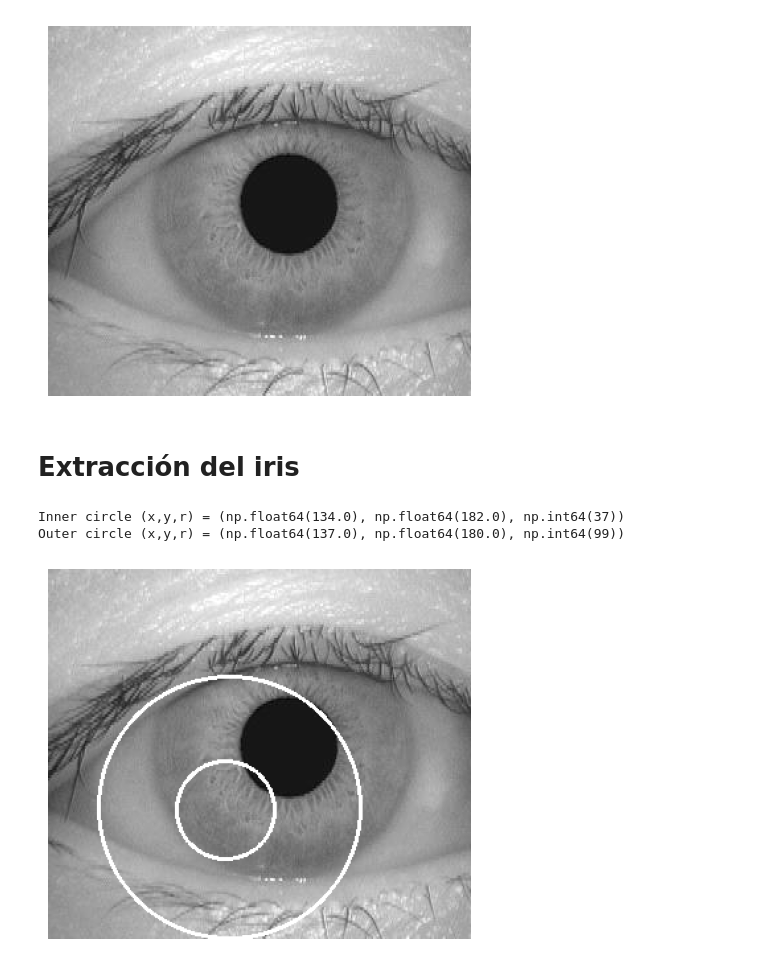
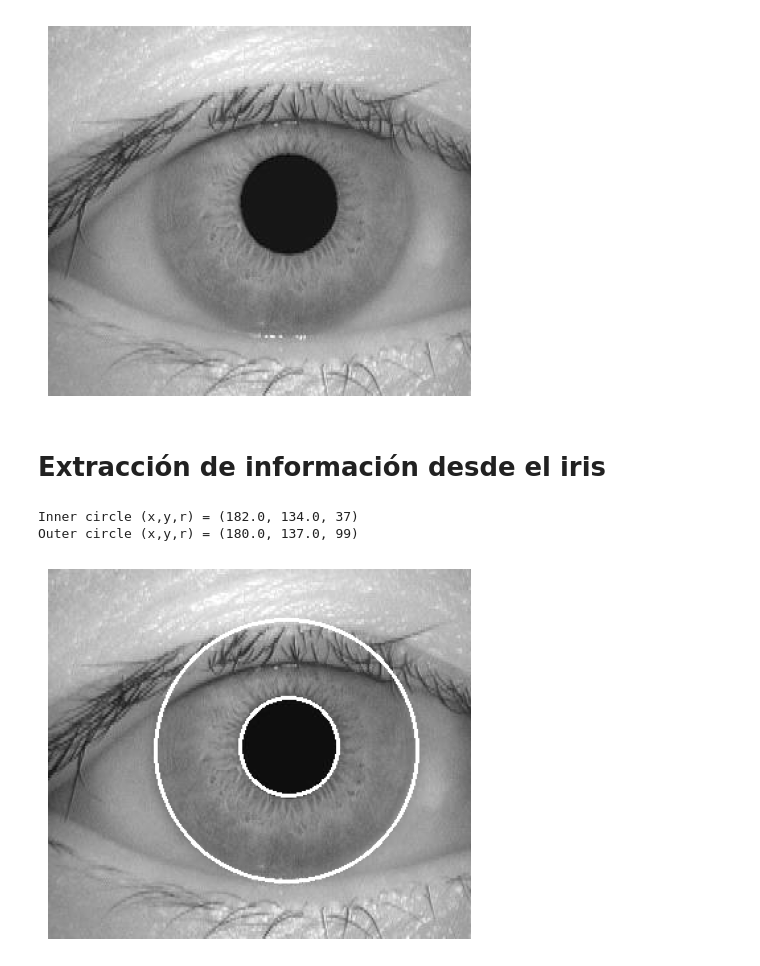
Before and after one commit to rorrocatalam/EL7007_Project, a Jupyter notebook: code/test.ipynb, the cells around one changed output. Drawn from its saved outputs; the diff is of its cells as text; code cells hidden in the pictures.

```diff
--- a/code/test.ipynb
+++ b/code/test.ipynb
@@ -12,9 +14,9 @@ db_path_interval = db_path + '/CASIA-Iris-Interval'
 db_path_lamp     = db_path + '/CASIA-Iris-Lamp'
 db_path_twins    = db_path + '/CASIA-Iris-Twins'
 # %%
-path_ex =  db_path_lamp + '/005/L/S2005L03.jpg'
-path_ex = '../CASIA-IrisV1/1/001_1_1.jpg'
-img1_ex = cv2.imread(path_ex, cv2.IMREAD_GRAYSCALE)
+path_ex_casiav1 = '../CASIA-IrisV1/1/001_1_1.jpg'
+path_ex_casiav3 =  db_path_lamp + '/005/L/S2005L03.jpg'
+img1_ex = cv2.imread(path_ex_casiav1, 0)
 
 plt.imshow(img1_ex, cmap='gray')
 plt.axis('off')
@@ -22,21 +24,21 @@ plt.show()
 # %% [output]
 [figure]
 # %% [markdown]
-# Extracción del iris
+# Extracción de información desde el iris
 # %%
 # python-iris-recognition/iris/python/fnc/boundary.py
-x_inn, y_inn, r_inn = searchInnerBound(img1_ex)
-x_out, y_out, r_out = searchOuterBound(img1_ex, x_inn, y_inn, r_inn)
+y_inn, x_inn, r_inn = searchInnerBound(img1_ex)
+y_out, x_out, r_out = searchOuterBound(img1_ex, y_inn, x_inn, r_inn)
 print(f'Inner circle (x,y,r) = {(x_inn, y_inn, r_inn)}')
 print(f'Outer circle (x,y,r) = {(x_out, y_out, r_out)}')
 
 img2_ex = img1_ex.copy()
 cv2.circle(img2_ex, (int(x_inn), int(y_inn)), r_inn, (255), thickness=2)
 cv2.circle(img2_ex, (int(x_out), int(y_out)), r_out, (255), thickness=2)
 plt.imshow(img2_ex, cmap='gray')
 plt.axis('off')
 plt.show()
 # %% [output]
-Inner circle (x,y,r) = (np.float64(134.0), np.float64(182.0), np.int64(37))
-Outer circle (x,y,r) = (np.float64(137.0), np.float64(180.0), np.int64(99))
+Inner circle (x,y,r) = (182.0, 134.0, 37)
+Outer circle (x,y,r) = (180.0, 137.0, 99)
-[figure, old version]
+[figure, new version]
```
Also changed, not shown: parts of 9 cells of this notebook, 2 other files.
